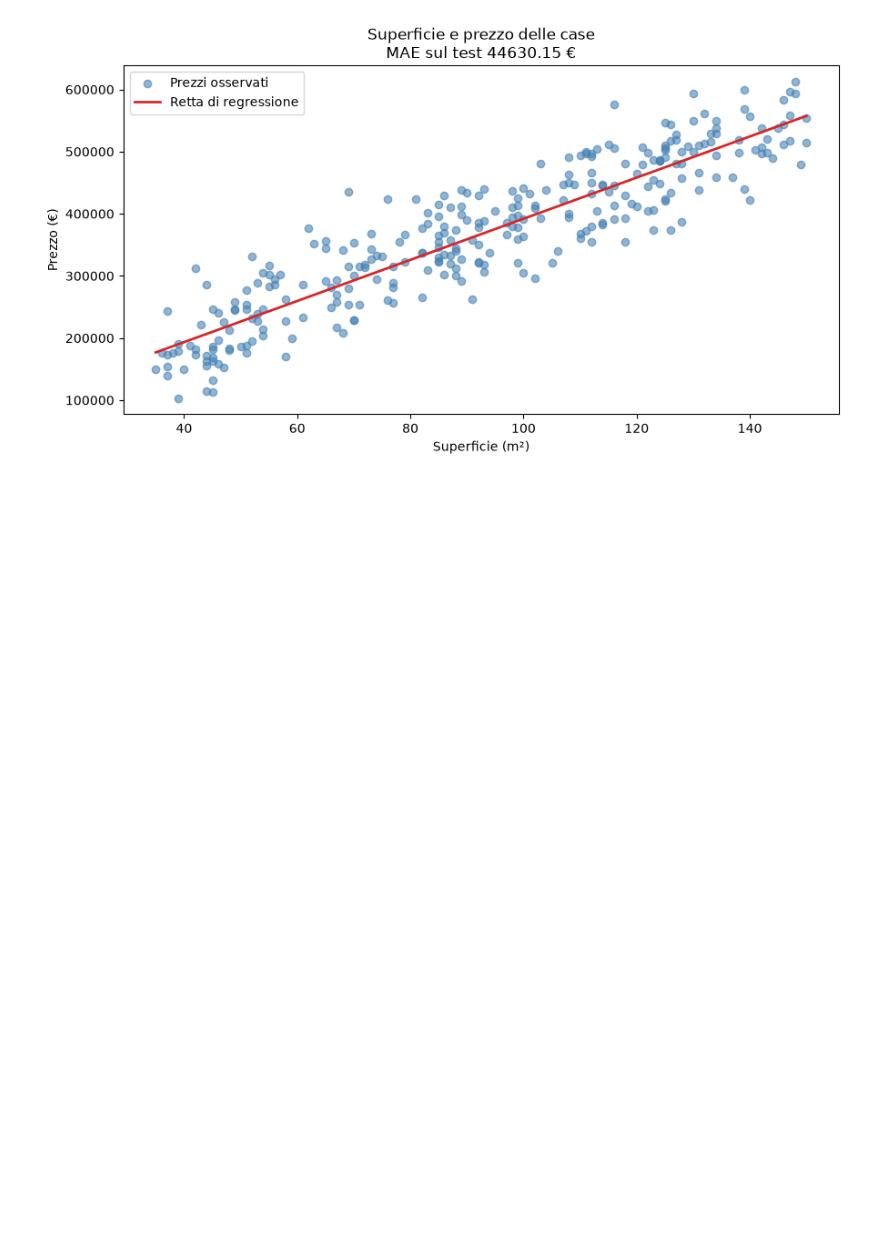
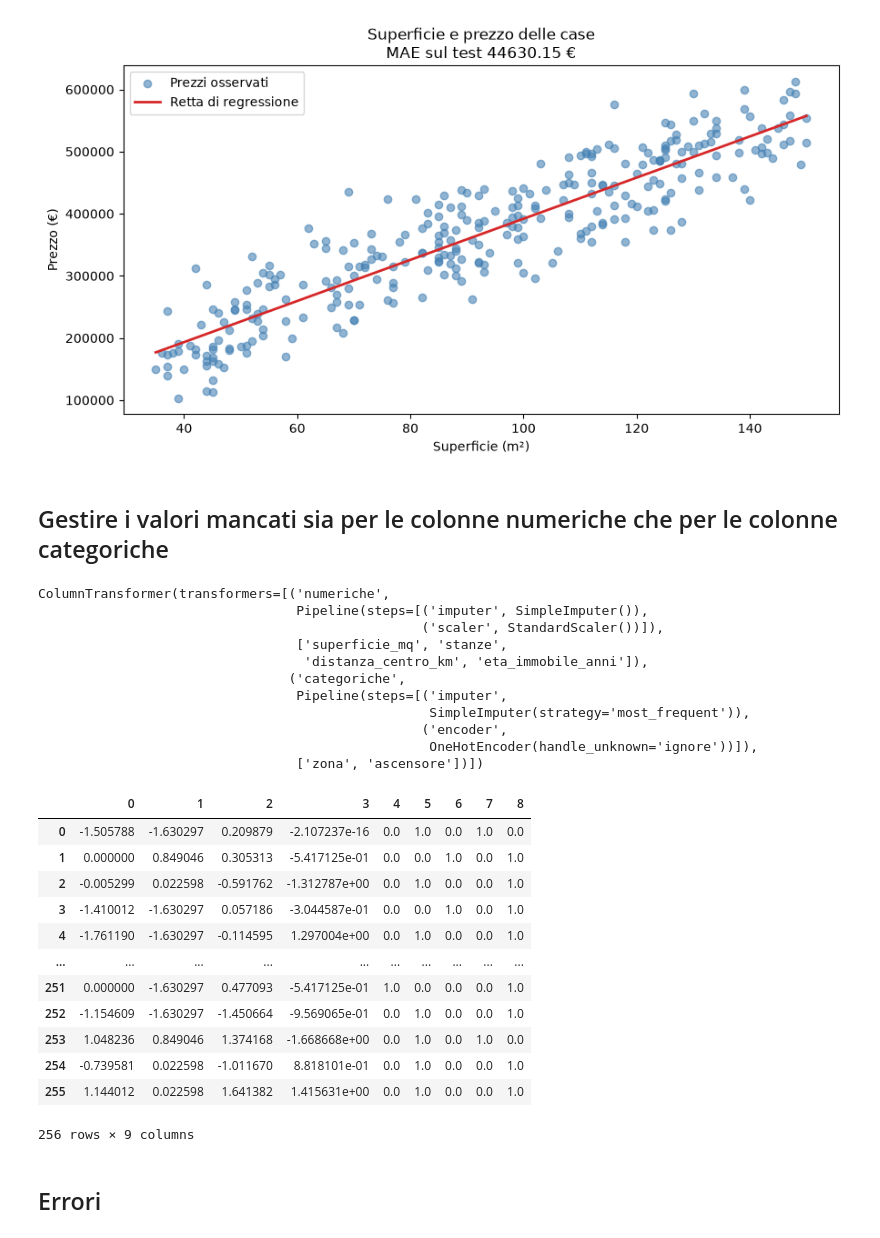
Before and after one commit to MasCorra/ai-specialist-python-lessons, a Jupyter notebook: 12_regressione/notebook.ipynb, the cells around one changed output. Saved outputs shown, nothing was run; the diff lists cells and outputs as text; code cells hidden in the pictures; blank space fills up the shorter version.

```diff
--- a/12_regressione/notebook.ipynb
+++ b/12_regressione/notebook.ipynb
@@ -349,3 +352,41 @@ plt.tight_layout()
 plt.show()
 # %% [output]
 [figure]
+# %% [markdown]
+## Gestire i valori mancati sia per le colonne numeriche che per le colonne categoriche
+# %%
+preparazione_numeri = Pipeline(steps=[('imputer', SimpleImputer(strategy='mean')),('scaler', StandardScaler())])
+preparazione_variabili_categoriche= Pipeline(steps=[('imputer', SimpleImputer(strategy='most_frequent')),('encoder', OneHotEncoder(handle_unknown='ignore'))])
+
+preprocessing = ColumnTransformer(
+    transformers=[('numeriche', preparazione_numeri,colonne_numeriche), ('categoriche', preparazione_variabili_categoriche,colonne_categoriche)])
+prova = copy(preprocessing)
+print(prova)
+df_preprocessed = prova.fit_transform(X_train)
+df_preparato = pd.DataFrame(df_preprocessed)
+df_preparato
+# %% [output]
+ColumnTransformer(transformers=[('numeriche',
+                                 Pipeline(steps=[('imputer', SimpleImputer()),
+                                                 ('scaler', StandardScaler())]),
+                                 ['superficie_mq', 'stanze',
+                                  'distanza_centro_km', 'eta_immobile_anni']),
+                                ('categoriche',
+                                 Pipeline(steps=[('imputer',
+                                                  SimpleImputer(strategy='most_frequent')),
+                                                 ('encoder',
+                                                  OneHotEncoder(handle_unknown='ignore'))]),
+                                 ['zona', 'ascensore'])])
+|  | 0 | 1 | 2 | 3 | 4 | 5 | 6 | 7 | 8 |
+| 0 | -1.505788 | -1.630297 | 0.209879 | -2.107237e-16 | 0.0 | 1.0 | 0.0 | 1.0 | 0.0 |
+| 1 | 0.000000 | 0.849046 | 0.305313 | -5.417125e-01 | 0.0 | 0.0 | 1.0 | 0.0 | 1.0 |
+| 2 | -0.005299 | 0.022598 | -0.591762 | -1.312787e+00 | 0.0 | 1.0 | 0.0 | 0.0 | 1.0 |
+| 3 | -1.410012 | -1.630297 | 0.057186 | -3.044587e-01 | 0.0 | 0.0 | 1.0 | 0.0 | 1.0 |
+| 4 | -1.761190 | -1.630297 | -0.114595 | 1.297004e+00 | 0.0 | 1.0 | 0.0 | 0.0 | 1.0 |
+| ... | ... | ... | ... | ... | ... | ... | ... | ... | ... |
+| 251 | 0.000000 | -1.630297 | 0.477093 | -5.417125e-01 | 1.0 | 0.0 | 0.0 | 0.0 | 1.0 |
+| 252 | -1.154609 | -1.630297 | -1.450664 | -9.569065e-01 | 0.0 | 1.0 | 0.0 | 0.0 | 1.0 |
+| 253 | 1.048236 | 0.849046 | 1.374168 | -1.668668e+00 | 0.0 | 1.0 | 0.0 | 1.0 | 0.0 |
+| 254 | -0.739581 | 0.022598 | -1.011670 | 8.818101e-01 | 0.0 | 1.0 | 0.0 | 0.0 | 1.0 |
+| 255 | 1.144012 | 0.022598 | 1.641382 | 1.415631e+00 | 0.0 | 1.0 | 0.0 | 0.0 | 1.0 |
+256 rows × 9 columns
@@ -351,0 +398,2 @@ plt.show()
+# %% [markdown]
+## Errori
```
Also changed, not shown: parts of 7 cells of this notebook, 12 other files.
